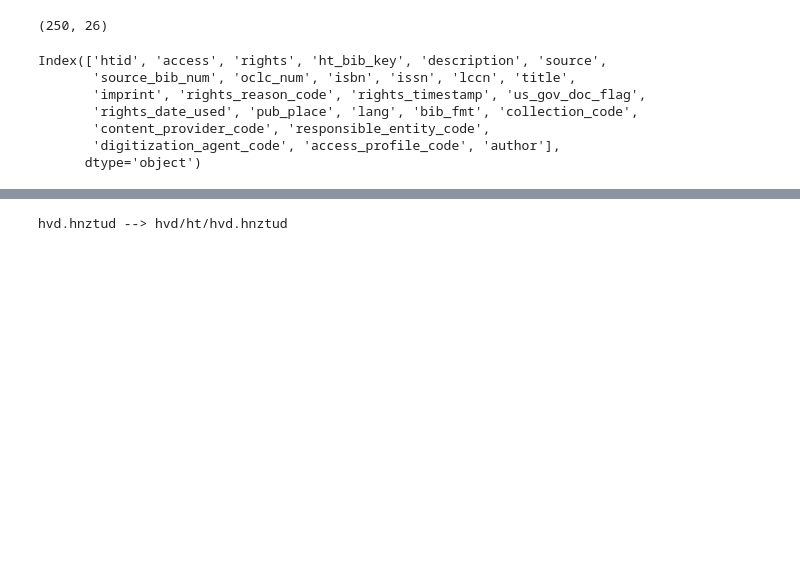
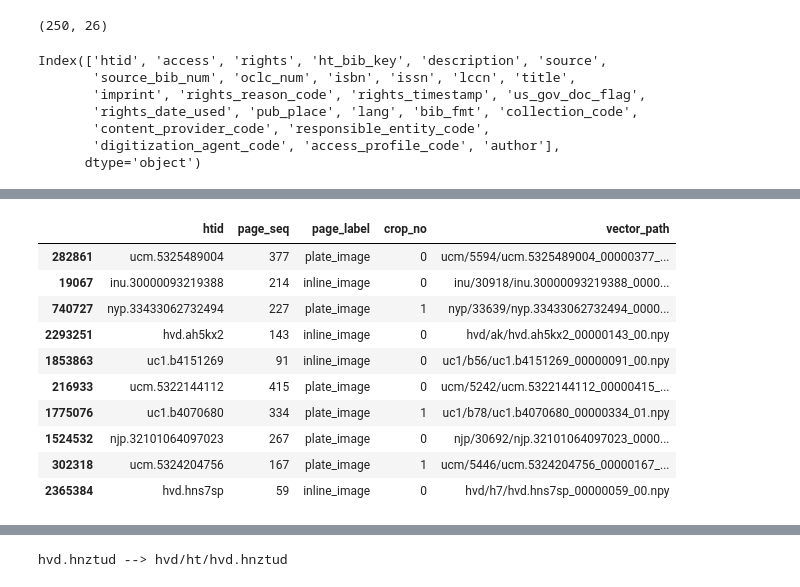
Before and after one commit to StephenKrewson/hathi-images, a Jupyter notebook: query_to_pixplot.ipynb, the cells around one changed output, grey strips where cells are left out. Drawn from its saved outputs; the diff is of its cells as text; code cells hidden in the pictures; blank space fills up the shorter version.

```diff
--- a/query_to_pixplot.ipynb
+++ b/query_to_pixplot.ipynb
@@ -144,0 +143,14 @@ Since the dataset is stored using a stubby tree, we need utilities for working w
+# %%
+df_rois.sample(10)
+# %% [output]
+|  | htid | page_seq | page_label | crop_no | vector_path |
+| 282861 | ucm.5325489004 | 377 | plate_image | 0 | ucm/5594/ucm.5325489004_00000377_... |
+| 19067 | inu.30000093219388 | 214 | inline_image | 0 | inu/30918/inu.30000093219388_0000... |
+| 740727 | nyp.33433062732494 | 227 | plate_image | 1 | nyp/33639/nyp.33433062732494_0000... |
+| 2293251 | hvd.ah5kx2 | 143 | inline_image | 0 | hvd/ak/hvd.ah5kx2_00000143_00.npy |
+| 1853863 | uc1.b4151269 | 91 | inline_image | 0 | uc1/b56/uc1.b4151269_00000091_00.npy |
+| 216933 | ucm.5322144112 | 415 | plate_image | 0 | ucm/5242/ucm.5322144112_00000415_... |
+| 1775076 | uc1.b4070680 | 334 | plate_image | 1 | uc1/b78/uc1.b4070680_00000334_01.npy |
+| 1524532 | njp.32101064097023 | 267 | plate_image | 0 | njp/30692/njp.32101064097023_0000... |
+| 302318 | ucm.5324204756 | 167 | plate_image | 1 | ucm/5446/ucm.5324204756_00000167_... |
+| 2365384 | hvd.hns7sp | 59 | inline_image | 0 | hvd/h7/hvd.hns7sp_00000059_00.npy |
```
Also changed, not shown: parts of 9 cells of this notebook.
